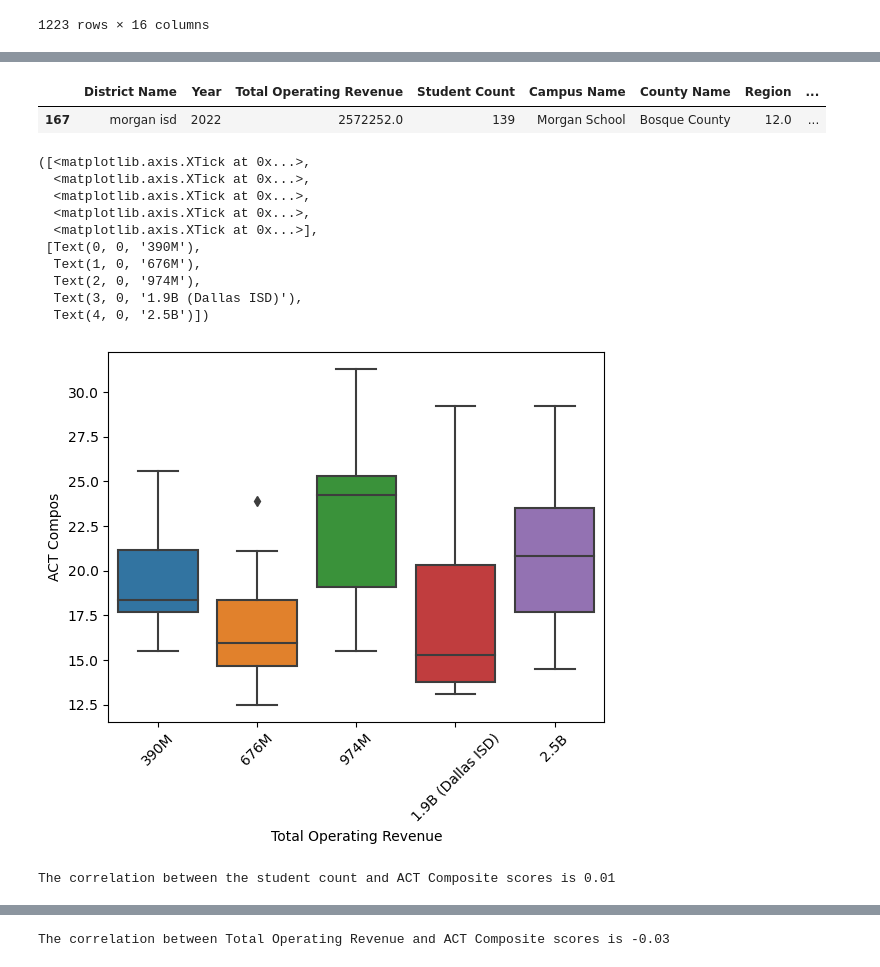
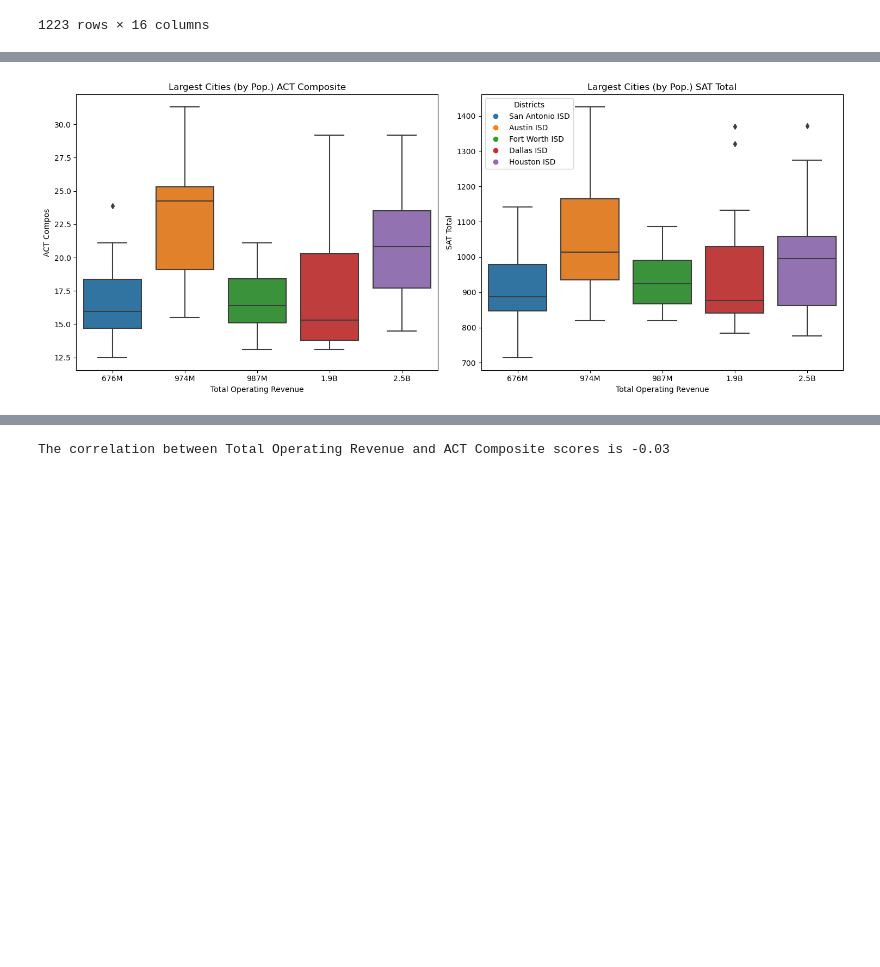
Before and after one commit to Amarilli/TexasISDs, a Jupyter notebook: project_notebook/kelsey-work.ipynb, the cells around one changed output, grey strips where cells are left out. Drawn from its saved outputs; the diff is of its cells as text; code cells hidden in the pictures; blank space fills up the shorter version.

Commit message:
pushing boxplots again

```diff
--- a/project_notebook/kelsey-work.ipynb
+++ b/project_notebook/kelsey-work.ipynb
@@ -501,4 +501,4 @@ austin_scores_finance.head()
 | 35 | smithville isd | 2022 | $22,753,440 | 1,780 | Smithville HS | Bastrop County | 13.0 | ... |
 | 163 | blanco isd | 2022 | $15,021,087 | 1,058 | Blanco HS | Blanco County | 13.0 | ... |
 # %%
-score_finance_complete["Student Count"] = score_finance_complete["Student Count"].astype(int)
+score_finance_complete.loc[:,"Student Count"] = score_finance_complete["Student Count"].str.replace(",","").astype(int)
@@ -511,2 +505,2 @@ See the caveats in the documentation: https://pandas.pydata.org/pandas-docs/stab
 # %%
-score_finance_complete["Total Operating Revenue"] = score_finance_complete["Total Operating Revenue"].astype(float)
+score_finance_complete.loc[:,"Total Operating Revenue"] = score_finance_complete["Total Operating Revenue"].str.replace('[$,]', '', regex=True).astype(float)
@@ -564,30 +522,0 @@ memory usage: 162.4+ KB
-# %%
-score_finance_complete.loc[(score_finance_complete["District Name"] == "morgan isd")]
-# %% [output]
-|  | District Name | Year | Total Operating Revenue | Student Count | Campus Name | County Name | Region | ... |
-| 167 | morgan isd | 2022 | 2572252.0 | 139 | Morgan School | Bosque County | 12.0 | ... |
-# %%
-random_sample = score_finance_complete.loc[(score_finance_complete["District Name"] == "dallas isd") | (score_finance_complete["District Name"] == "corpus christi isd") | (score_finance_complete["District Name"] == "houston isd") |
-                            (score_finance_complete["District Name"] == "san antonio isd") | (score_finance_complete["District Name"] == "austin isd")]
-
-x = [0,1,2,3,4]
-labels = ["390M", "676M", "974M", "1.9B (Dallas ISD)", "2.5B (Houston ISD)"]
-sns.boxplot(data=random_sample, x="Total Operating Revenue", y="ACT Compos")
-plt.xticks(ticks=x, labels=labels, rotation=45)
-# %% [output]
-([<matplotlib.axis.XTick at 0x...>,
-  <matplotlib.axis.XTick at 0x...>,
-  <matplotlib.axis.XTick at 0x...>,
-  <matplotlib.axis.XTick at 0x...>,
-  <matplotlib.axis.XTick at 0x...>],
- [Text(0, 0, '390M'),
-  Text(1, 0, '676M'),
-  Text(2, 0, '974M'),
-  Text(3, 0, '1.9B (Dallas ISD)'),
-  Text(4, 0, '2.5B')])
-[figure, removed]
-# %%
-correlation = st.pearsonr(score_finance_complete["Student Count"], score_finance_complete["ACT Compos"])
-print(f"The correlation between the student count and ACT Composite scores is {round(correlation[0],2)}")
-# %% [output]
-The correlation between the student count and ACT Composite scores is 0.01
@@ -593,0 +525,35 @@ The correlation between the student count and ACT Composite scores is 0.01
+# %%
+largest_sample = score_finance_complete.loc[(score_finance_complete["District Name"] == "dallas isd") | (score_finance_complete["District Name"] == "fort worth isd") | (score_finance_complete["District Name"] == "houston isd") |
+                            (score_finance_complete["District Name"] == "san antonio isd") | (score_finance_complete["District Name"] == "austin isd")]["Total Operating Revenue"]
+
+x = [0,1,2,3,4]
+labels = ["676M", "974M", "987M", "1.9B", "2.5B"]
+fig, axes = plt.subplots(nrows=1, ncols=2, figsize=(15, 6))
+
+sns.boxplot(data=score_finance_complete, x=largest_sample, y="ACT Compos", ax=axes[0])
+axes[0].set_title("Largest Cities (by Pop.) ACT Composite")
+axes[0].set_xticks(x)
+axes[0].set_xticklabels(labels)
+
+sns.boxplot(data=score_finance_complete, x=largest_sample, y="SAT Total", ax=axes[1])
+axes[1].set_title("Largest Cities (by Pop.) SAT Total")
+axes[1].set_xticks(x)
+axes[1].set_xticklabels(labels)
+
+legend_labels = ["San Antonio ISD", "Austin ISD", "Fort Worth ISD", "Dallas ISD", "Houston ISD"]
+legend_colors = sns.color_palette()
+
+# Create a legend with custom labels and colors
+legend = plt.legend(title="Districts", labels=legend_labels, handles=[
+    plt.Line2D([0], [0], marker='o', color='w', markerfacecolor=color, markersize=8) for color in legend_colors
+], loc="upper left")
+
+# Set the legend title color to match the boxplot colors
+legend.get_title().set_color('black')
+
+# Adjust layout to prevent overlap
+plt.tight_layout()
+
+plt.show()
+# %% [output]
+[figure, added]
```
Also changed, not shown: parts of 8 cells of this notebook.
